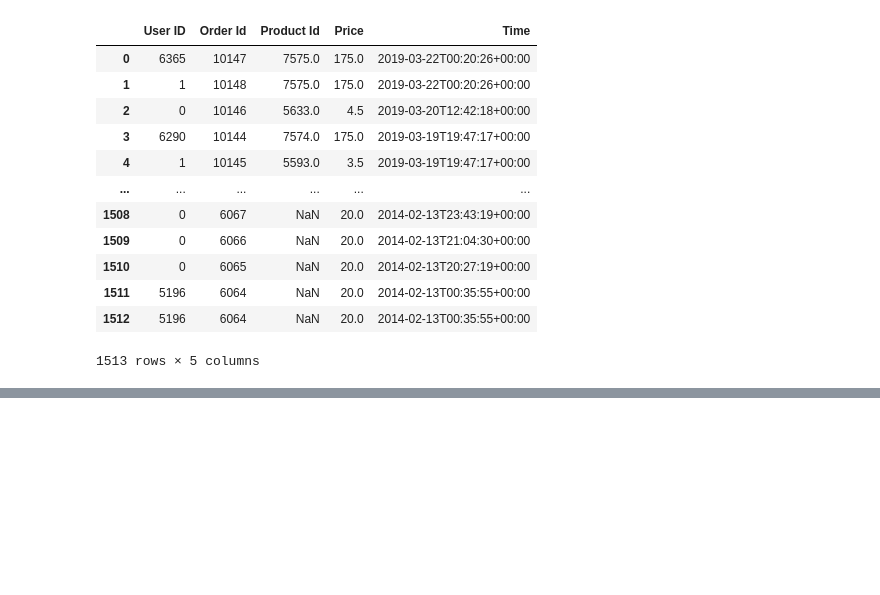
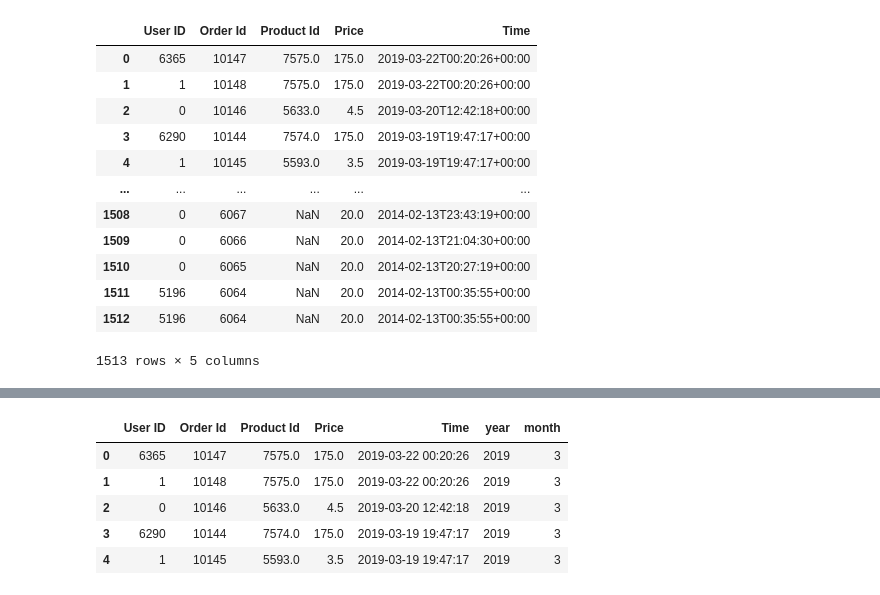
Before and after one commit to armand-analytics/Forecasting, a Jupyter notebook: notebooks/01_EDA.ipynb, the cells around one changed output, grey strips where cells are left out. Saved outputs shown, nothing was run; the diff lists cells and outputs as text; code cells hidden in the pictures; blank space fills up the shorter version.

```diff
--- a/notebooks/01_EDA.ipynb
+++ b/notebooks/01_EDA.ipynb
@@ -24,0 +66,13 @@ Un User ID aparece multiples veces con diferentes Product ID con diferentes valo
+# %%
+df['Time'] = pd.to_datetime(df['Time'])
+df['Time'] = df['Time'].dt.tz_localize(None)
+df['year'] = df['Time'].dt.year
+df['month'] = df['Time'].dt.month
+df.head(5)
+# %% [output]
+|  | User ID | Order Id | Product Id | Price | Time | year | month |
+| 0 | 6365 | 10147 | 7575.0 | 175.0 | 2019-03-22 00:20:26 | 2019 | 3 |
+| 1 | 1 | 10148 | 7575.0 | 175.0 | 2019-03-22 00:20:26 | 2019 | 3 |
+| 2 | 0 | 10146 | 5633.0 | 4.5 | 2019-03-20 12:42:18 | 2019 | 3 |
+| 3 | 6290 | 10144 | 7574.0 | 175.0 | 2019-03-19 19:47:17 | 2019 | 3 |
+| 4 | 1 | 10145 | 5593.0 | 3.5 | 2019-03-19 19:47:17 | 2019 | 3 |
```
Also changed, not shown: parts of 9 cells of this notebook, 1 other file.
